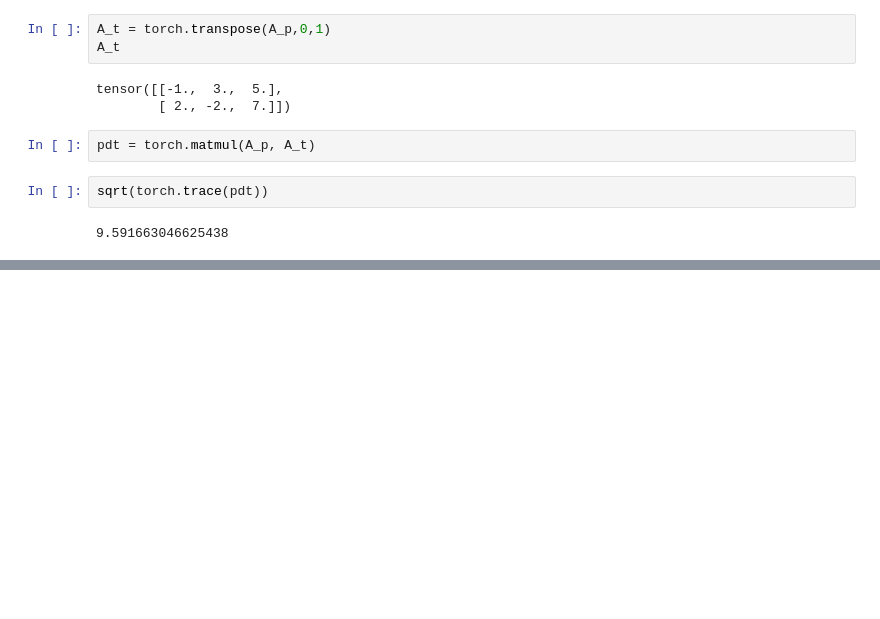
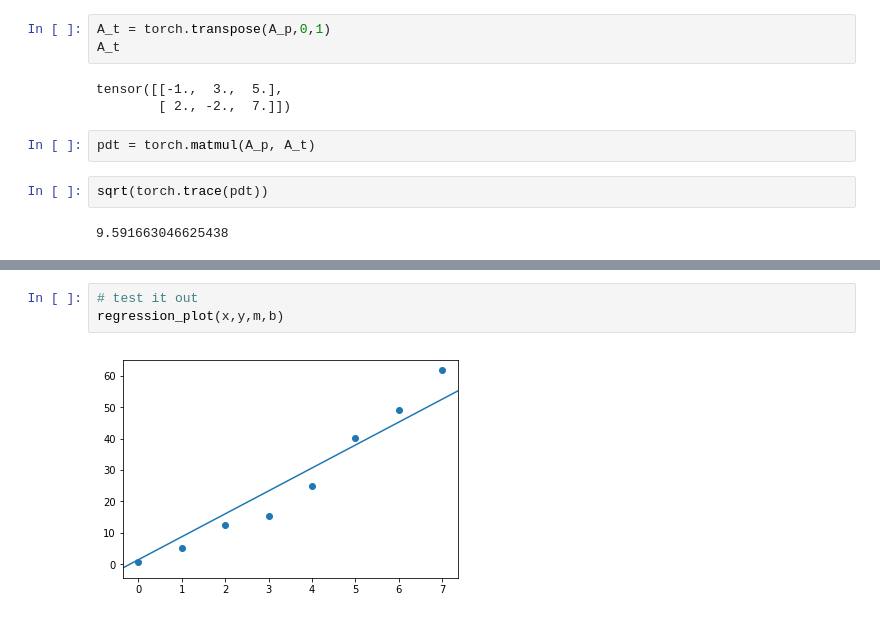
Before and after one commit to aster-fung/ML-foundations, a Jupyter notebook: notebooks/1-exercise.ipynb, the cells around one changed output, grey strips where cells are left out. Drawn from its saved outputs; the diff is of its cells as text; blank space fills up the shorter version.

```diff
--- a/notebooks/1-exercise.ipynb
+++ b/notebooks/1-exercise.ipynb
@@ -318,0 +442,5 @@ sqrt(torch.trace(pdt))
+# %%
+# test it out
+regression_plot(x,y,m,b)
+# %% [output]
+[figure, added]
```
Also changed, not shown: parts of 47 cells of this notebook, 11 other files.
